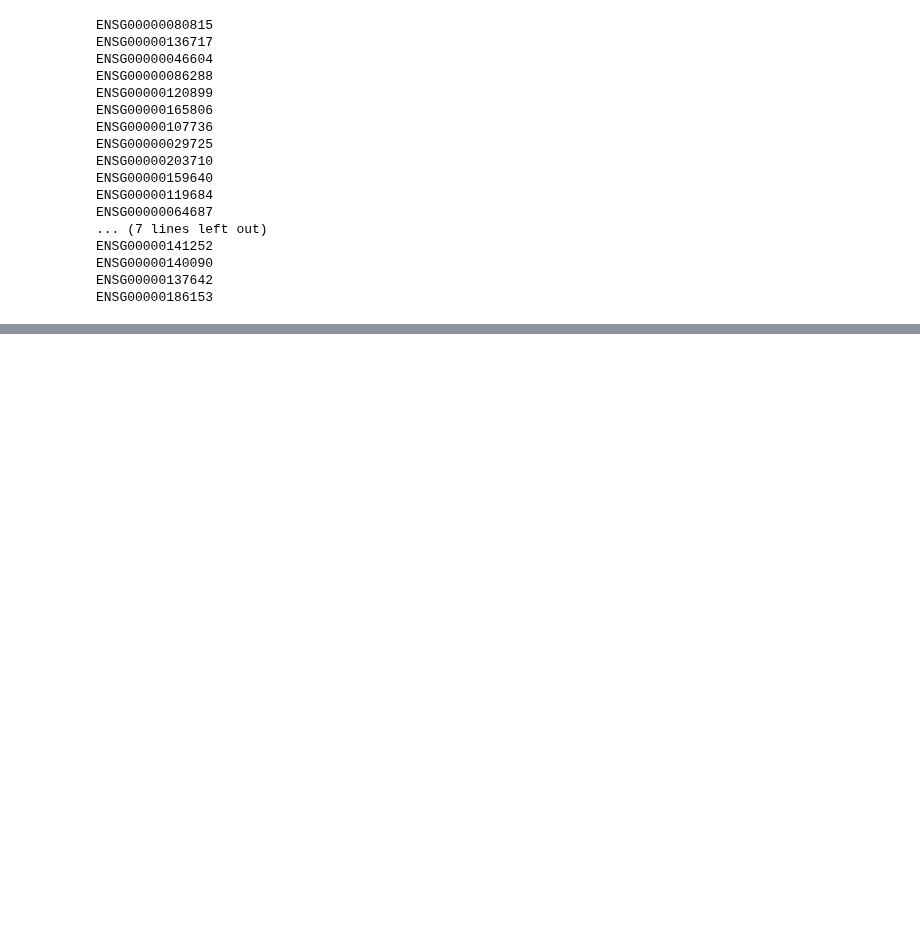
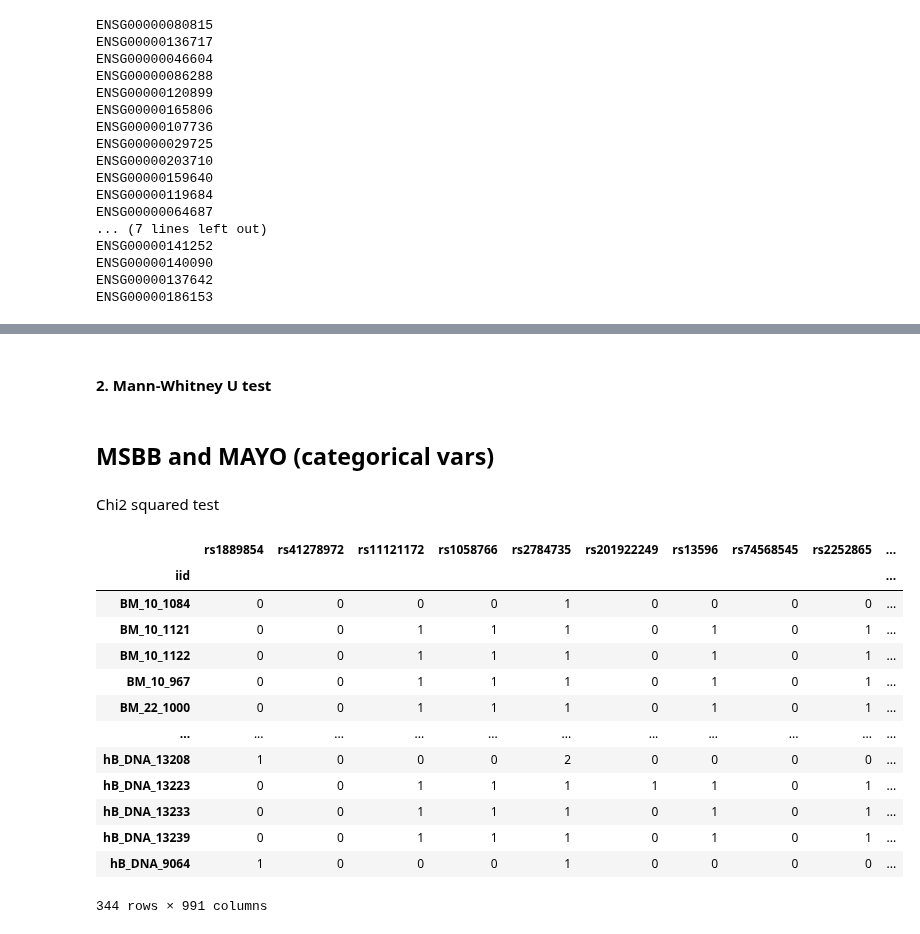
Before and after one commit to mmottaqii/AD-Biomarkers-MultiOmics, a Jupyter notebook: scripts/review_aug_26.ipynb, the cells around one changed output, grey strips where cells are left out. Cells and saved outputs as stored; diff of their text form; code cells hidden in the pictures; blank space fills up the shorter version.

```diff
--- a/scripts/review_aug_26.ipynb
+++ b/scripts/review_aug_26.ipynb
@@ -1132,0 +1475,2 @@ ENSG00000186153
+# %% [markdown]
+#### 2. Mann-Whitney U test
@@ -1132,0 +1563,22 @@ ENSG00000186153
+# %% [markdown]
+## MSBB and MAYO (categorical vars)
+# %% [markdown]
+Chi2 squared test
+# %%
+df = pd.read_csv("/home/vmottaqi/rnaseq_synapse/ad_shap_gwas/genotype_csv_files_aug28/MSBB_genotypes.csv", index_col=0)
+df
+# %% [output]
+|  | rs1889854 | rs41278972 | rs11121172 | rs1058766 | rs2784735 | rs201922249 | rs13596 | rs74568545 | rs2252865 | ... |
+| iid |  |  |  |  |  |  |  |  |  | ... |
+| BM_10_1084 | 0 | 0 | 0 | 0 | 1 | 0 | 0 | 0 | 0 | ... |
+| BM_10_1121 | 0 | 0 | 1 | 1 | 1 | 0 | 1 | 0 | 1 | ... |
+| BM_10_1122 | 0 | 0 | 1 | 1 | 1 | 0 | 1 | 0 | 1 | ... |
+| BM_10_967 | 0 | 0 | 1 | 1 | 1 | 0 | 1 | 0 | 1 | ... |
+| BM_22_1000 | 0 | 0 | 1 | 1 | 1 | 0 | 1 | 0 | 1 | ... |
+| ... | ... | ... | ... | ... | ... | ... | ... | ... | ... | ... |
+| hB_DNA_13208 | 1 | 0 | 0 | 0 | 2 | 0 | 0 | 0 | 0 | ... |
+| hB_DNA_13223 | 0 | 0 | 1 | 1 | 1 | 1 | 1 | 0 | 1 | ... |
+| hB_DNA_13233 | 0 | 0 | 1 | 1 | 1 | 0 | 1 | 0 | 1 | ... |
+| hB_DNA_13239 | 0 | 0 | 1 | 1 | 1 | 0 | 1 | 0 | 1 | ... |
+| hB_DNA_9064 | 1 | 0 | 0 | 0 | 1 | 0 | 0 | 0 | 0 | ... |
+344 rows × 991 columns
```
Also changed, not shown: parts of 22 cells of this notebook.
